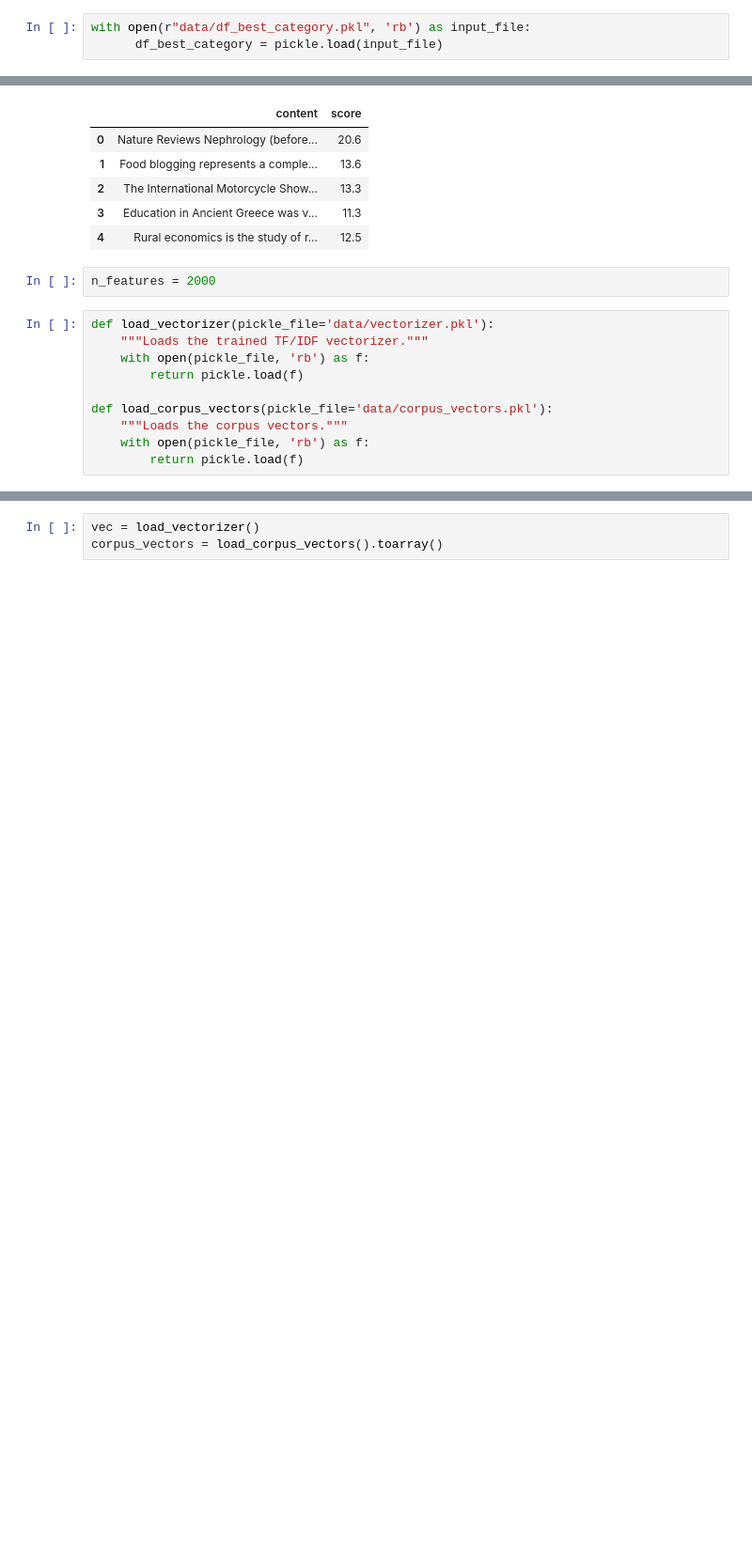
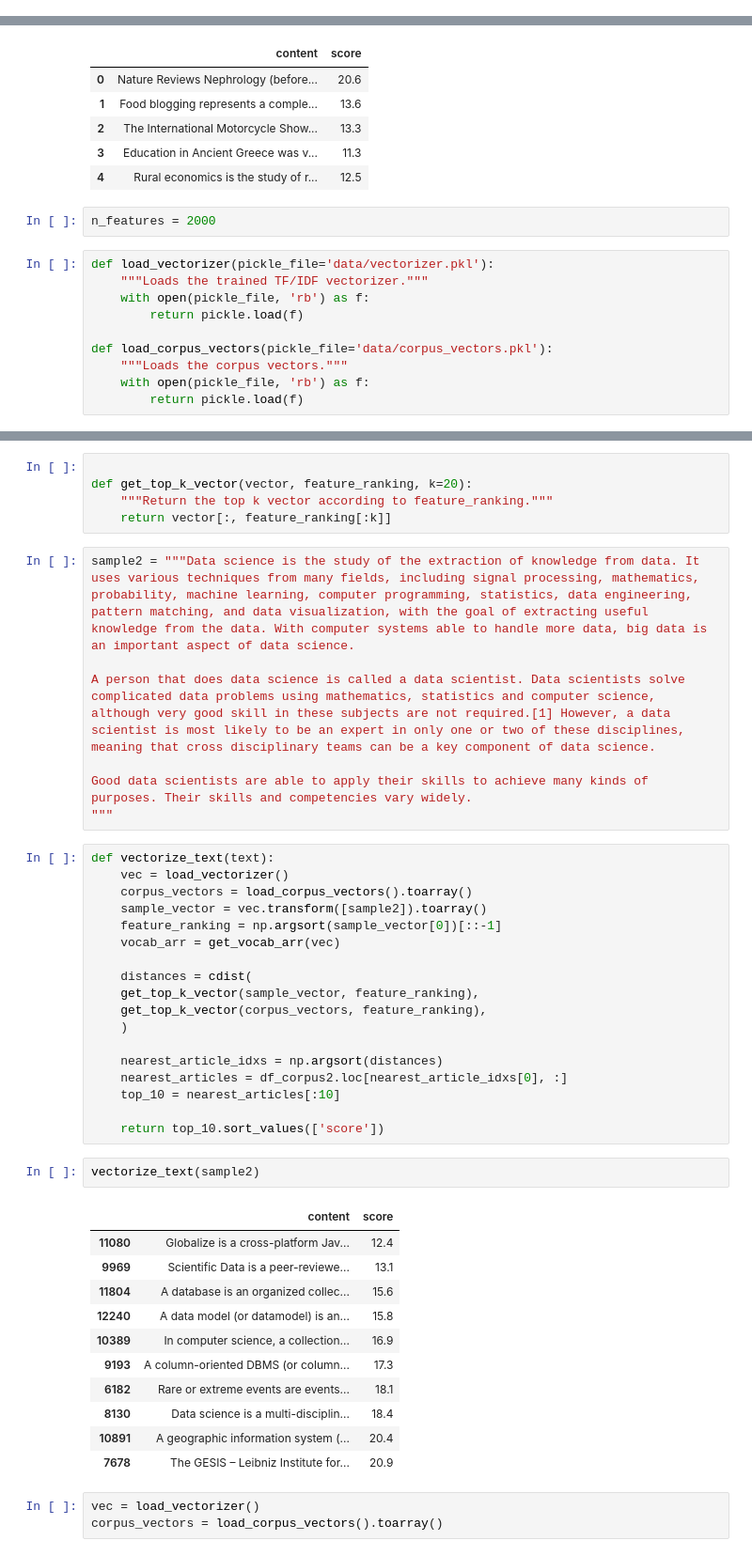
Before and after one commit to sherzyang/learning-discovery-tool, a Jupyter notebook: model_4.ipynb, the cells around one changed output, grey strips where cells are left out. Shown at 94% size. Drawn from its saved outputs; the diff is of its cells as text; blank space fills up the shorter version.

```diff
--- a/model_4.ipynb
+++ b/model_4.ipynb
@@ -20,9 +20,6 @@ with open (r"data/dictionary.pkl", "rb") as input_file:
 # %%
 with open (r"data/lda_model_1.pkl", "rb") as input_file:
     lda_model_1 = pickle.load(input_file)
-# %%
-with open(r"data/df_best_category.pkl", 'rb') as input_file:
-      df_best_category = pickle.load(input_file)
 # %%
 df_best_category.head()
 # %% [output]
@@ -131,3 +135,47 @@ def load_corpus_vectors(pickle_file='data/corpus_vectors.pkl'):
+# %%
+
+def get_top_k_vector(vector, feature_ranking, k=20):
+    """Return the top k vector according to feature_ranking."""
+    return vector[:, feature_ranking[:k]]
+# %%
+sample2 = """Data science is the study of the extraction of knowledge from data. It uses various techniques from many fields, including signal processing, mathematics, probability, machine learning, computer programming, statistics, data engineering, pattern matching, and data visualization, with the goal of extracting useful knowledge from the data. With computer systems able to handle more data, big data is an important aspect of data science.
+
+A person that does data science is called a data scientist. Data scientists solve complicated data problems using mathematics, statistics and computer science, although very good skill in these subjects are not required.[1] However, a data scientist is most likely to be an expert in only one or two of these disciplines, meaning that cross disciplinary teams can be a key component of data science.
+
+Good data scientists are able to apply their skills to achieve many kinds of purposes. Their skills and competencies vary widely.
+"""
+# %%
+def vectorize_text(text):
+    vec = load_vectorizer()
+    corpus_vectors = load_corpus_vectors().toarray()
+    sample_vector = vec.transform([sample2]).toarray()
+    feature_ranking = np.argsort(sample_vector[0])[::-1]
+    vocab_arr = get_vocab_arr(vec)
+
+    distances = cdist(
+    get_top_k_vector(sample_vector, feature_ranking),
+    get_top_k_vector(corpus_vectors, feature_ranking),
+    )
+
+    nearest_article_idxs = np.argsort(distances)
+    nearest_articles = df_corpus2.loc[nearest_article_idxs[0], :]
+    top_10 = nearest_articles[:10]
+
+    return top_10.sort_values(['score'])
+# %%
+vectorize_text(sample2)
+# %% [output]
+|  | content | score |
+| 11080 | Globalize is a cross-platform Jav... | 12.4 |
+| 9969 | Scientific Data is a peer-reviewe... | 13.1 |
+| 11804 | A database is an organized collec... | 15.6 |
+| 12240 | A data model (or datamodel) is an... | 15.8 |
+| 10389 | In computer science, a collection... | 16.9 |
+| 9193 | A column-oriented DBMS (or column... | 17.3 |
+| 6182 | Rare or extreme events are events... | 18.1 |
+| 8130 | Data science is a multi-disciplin... | 18.4 |
+| 10891 | A geographic information system (... | 20.4 |
+| 7678 | The GESIS – Leibniz Institute for... | 20.9 |
 # %%
 vec = load_vectorizer()
 corpus_vectors = load_corpus_vectors().toarray()
```
Also changed, not shown: parts of 14 cells of this notebook, 3 other files.
